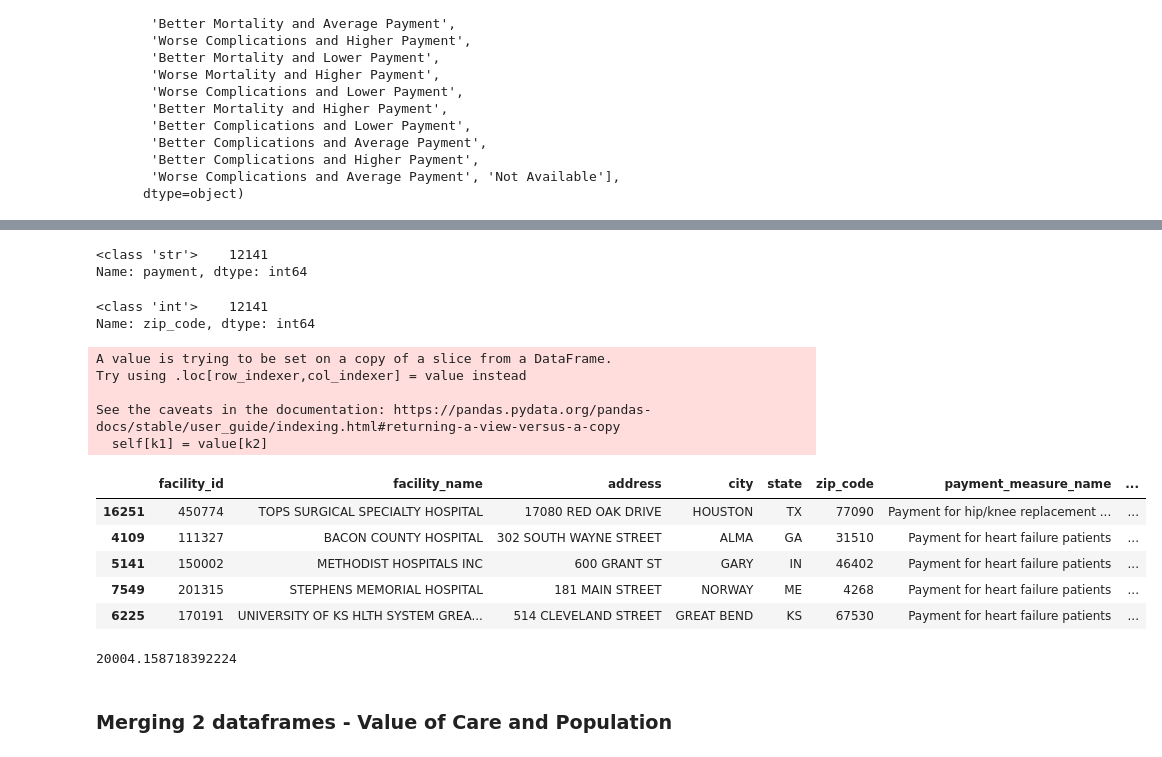
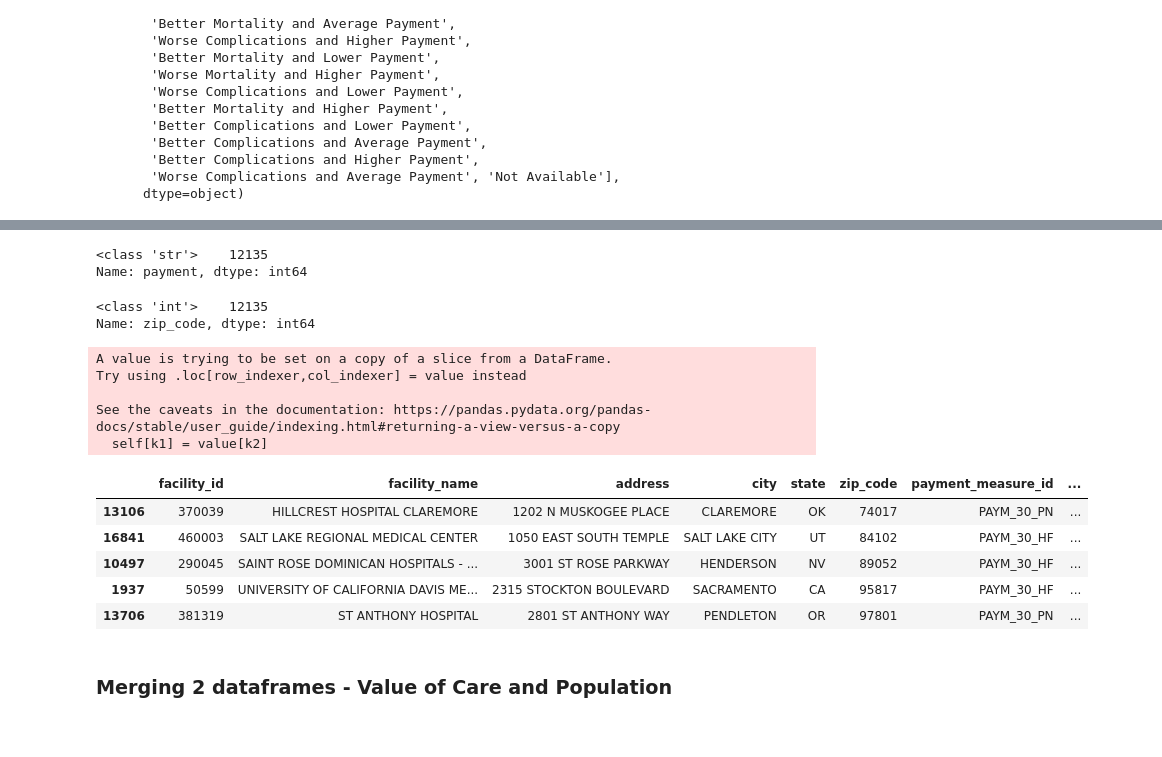
Before and after one commit to NoahGoldstein13/full_stack_data_analytics_project, a Jupyter notebook: Nadia/cleaning_data.ipynb, the cells around one changed output, grey strips where cells are left out. Drawn from its saved outputs; the diff is of its cells as text; code cells hidden in the pictures.

Commit message:
value df cleaned added

```diff
--- a/Nadia/cleaning_data.ipynb
+++ b/Nadia/cleaning_data.ipynb
@@ -299,30 +311,26 @@ zipcodes=no_nans_df.zip_code.unique()
 # %%
-no_nans_df['payment'].apply(type).value_counts()
+clean_value_df['payment'].apply(type).value_counts()
 # %% [output]
-<class 'str'>    12141
+<class 'str'>    12135
 Name: payment, dtype: int64
 # %%
-no_nans_df['zip_code'].apply(type).value_counts()
+clean_value_df['zip_code'].apply(type).value_counts()
 # %% [output]
-<class 'int'>    12141
+<class 'int'>    12135
 Name: zip_code, dtype: int64
 # %%
 cols = ['denominator', 'payment']
-no_nans_df[cols] = no_nans_df[cols].applymap(lambda x: x.replace('$', '').replace(',', '')).astype(float)
-no_nans_df.sample(5)
+clean_value_df[cols] = clean_value_df[cols].applymap(lambda x: x.replace('$', '').replace(',', '')).astype(float)
+clean_value_df.sample(5)
 # %% [output]
 A value is trying to be set on a copy of a slice from a DataFrame.
 Try using .loc[row_indexer,col_indexer] = value instead
 
 See the caveats in the documentation: https://pandas.pydata.org/pandas-docs/stable/user_guide/indexing.html#returning-a-view-versus-a-copy
   self[k1] = value[k2]
-|  | facility_id | facility_name | address | city | state | zip_code | payment_measure_name | ... |
-| 16251 | 450774 | TOPS SURGICAL SPECIALTY HOSPITAL | 17080 RED OAK DRIVE | HOUSTON | TX | 77090 | Payment for hip/knee replacement ... | ... |
-| 4109 | 111327 | BACON COUNTY HOSPITAL | 302 SOUTH WAYNE STREET | ALMA | GA | 31510 | Payment for heart failure patients | ... |
-| 5141 | 150002 | METHODIST HOSPITALS INC | 600 GRANT ST | GARY | IN | 46402 | Payment for heart failure patients | ... |
-| 7549 | 201315 | STEPHENS MEMORIAL HOSPITAL | 181 MAIN STREET | NORWAY | ME | 4268 | Payment for heart failure patients | ... |
-| 6225 | 170191 | UNIVERSITY OF KS HLTH SYSTEM GREA... | 514 CLEVELAND STREET | GREAT BEND | KS | 67530 | Payment for heart failure patients | ... |
+|  | facility_id | facility_name | address | city | state | zip_code | payment_measure_id | ... |
+| 13106 | 370039 | HILLCREST HOSPITAL CLAREMORE | 1202 N MUSKOGEE PLACE | CLAREMORE | OK | 74017 | PAYM_30_PN | ... |
+| 16841 | 460003 | SALT LAKE REGIONAL MEDICAL CENTER | 1050 EAST SOUTH TEMPLE | SALT LAKE CITY | UT | 84102 | PAYM_30_HF | ... |
+| 10497 | 290045 | SAINT ROSE DOMINICAN HOSPITALS - ... | 3001 ST ROSE PARKWAY | HENDERSON | NV | 89052 | PAYM_30_HF | ... |
+| 1937 | 50599 | UNIVERSITY OF CALIFORNIA DAVIS ME... | 2315 STOCKTON BOULEVARD | SACRAMENTO | CA | 95817 | PAYM_30_HF | ... |
+| 13706 | 381319 | ST ANTHONY HOSPITAL | 2801 ST ANTHONY WAY | PENDLETON | OR | 97801 | PAYM_30_PN | ... |
-# %%
-no_nans_df.payment.mean()
-# %% [output]
-20004.158718392224
```
Also changed, not shown: parts of 3 cells of this notebook, 1 other file.
